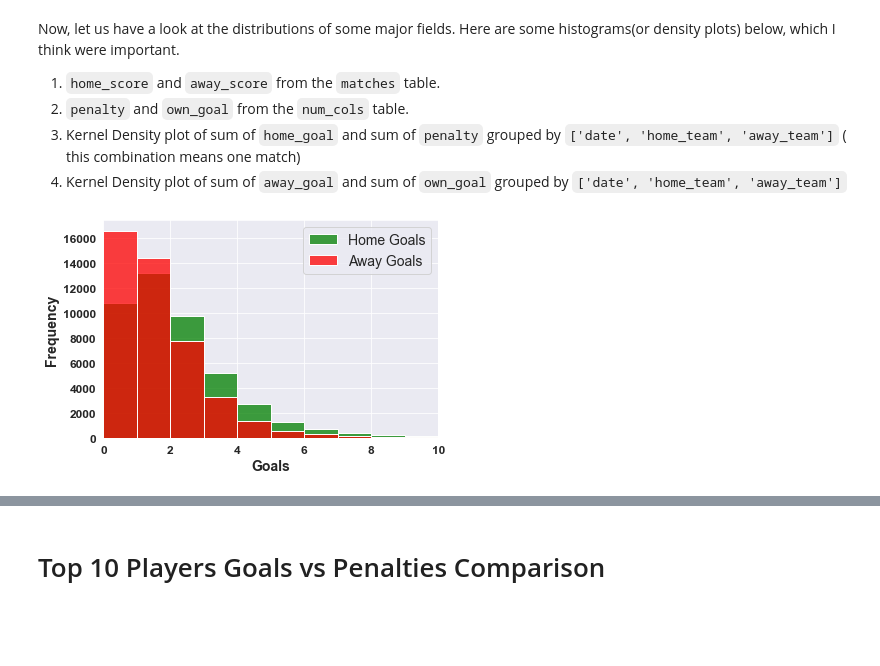
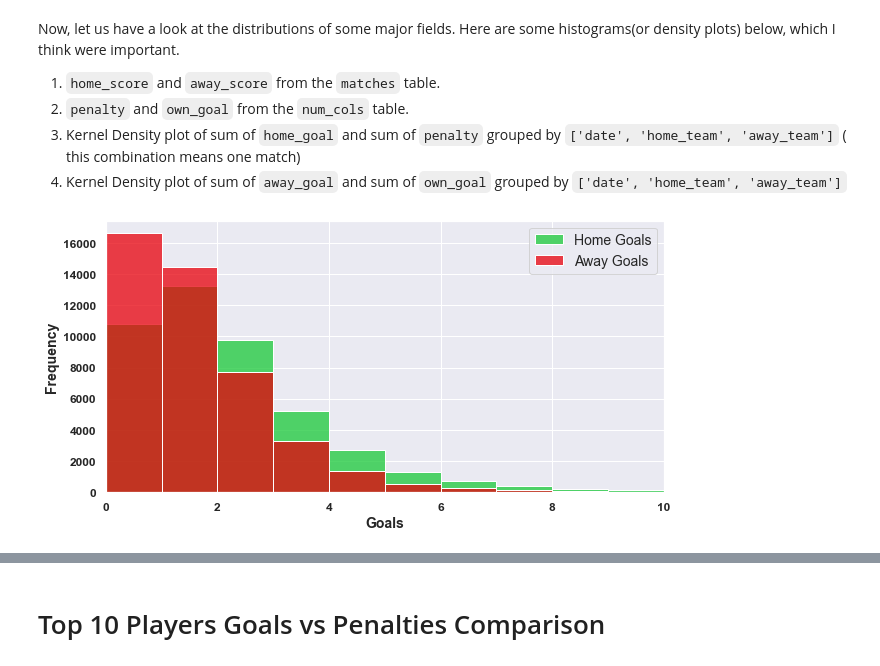
Before and after one commit to ryuukkk/football-data-analysis, a Jupyter notebook: sahil_work.ipynb, the cells around one changed output, grey strips where cells are left out. Saved outputs shown, nothing was run; the diff lists cells and outputs as text; code cells hidden in the pictures; blank space fills up the shorter version.

```diff
--- a/sahil_work.ipynb
+++ b/sahil_work.ipynb
@@ -24,14 +24,16 @@ num_cols = pd.read_csv("created/num_cols.csv")
 # %%
 #1. ``home_score`` and ``away_score`` from the ``matches`` table.
 
 ax3 = sns.histplot(data=matches, x='home_score', color='g', label='Home Goals', binwidth=1)
-sns.histplot(data=matches, x='away_score', color='r', label='Away Goals', binwidth=1)
+sns.histplot(data=matches, x='away_score', color='r', label='Away Goals', binwidth=1, ax=ax3)
+sns.set(rc={"figure.figsize":(10,5)}, palette="bright")
 plt.ylabel('Frequency', fontsize=14, fontweight="bold")
 plt.xlabel('Goals', fontsize=14, fontweight="bold")
 plt.xticks(fontsize=12, fontweight="bold")
 plt.yticks(fontsize=12, fontweight="bold")
 plt.xlim(0, 10)
 plt.legend(fontsize=14)
+
 plt.savefig('figures/score_histo.jpg')
 # %% [output]
-[figure, old version]
+[figure, new version]
```
Also changed, not shown: parts of 6 cells of this notebook, 8 other files.
